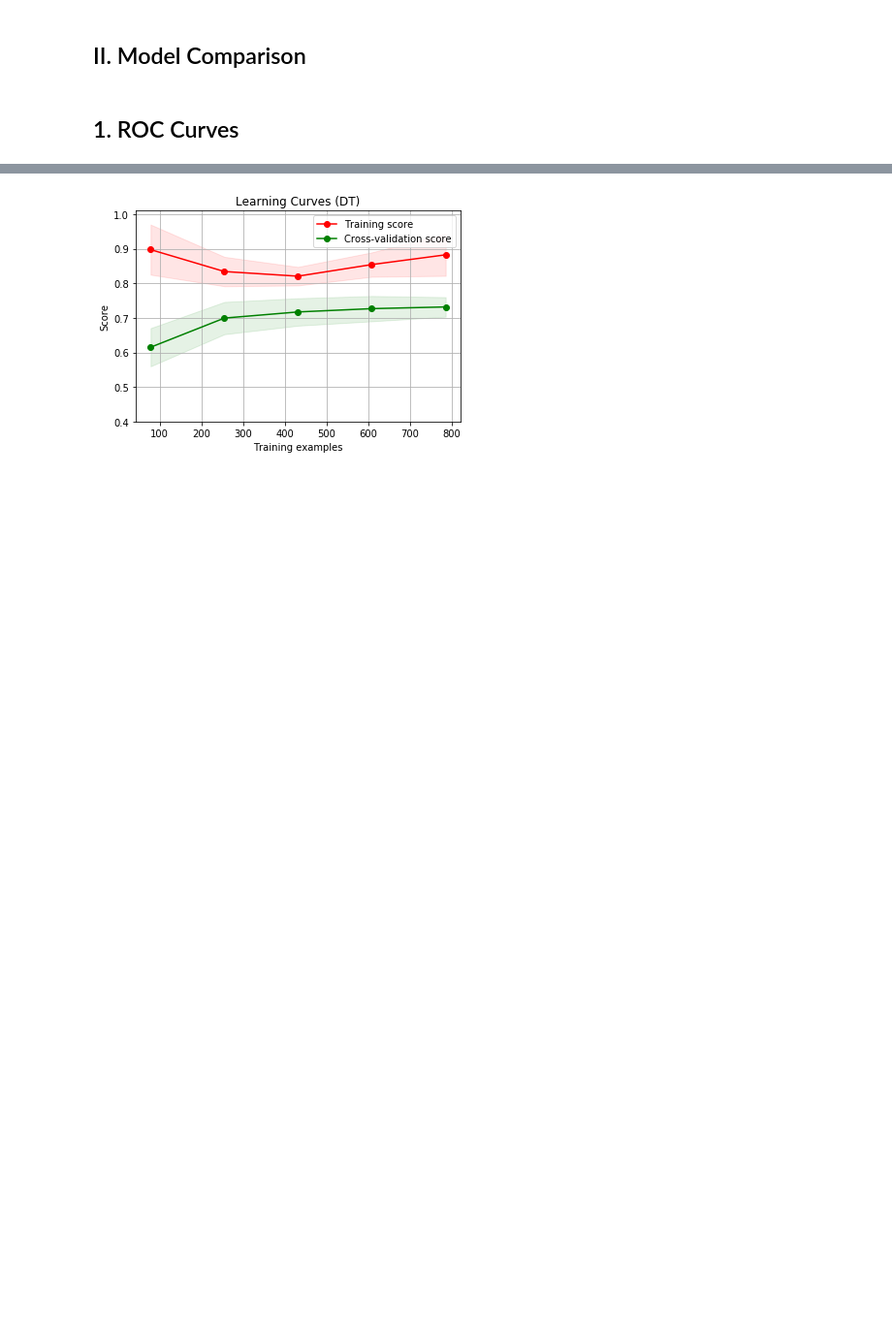
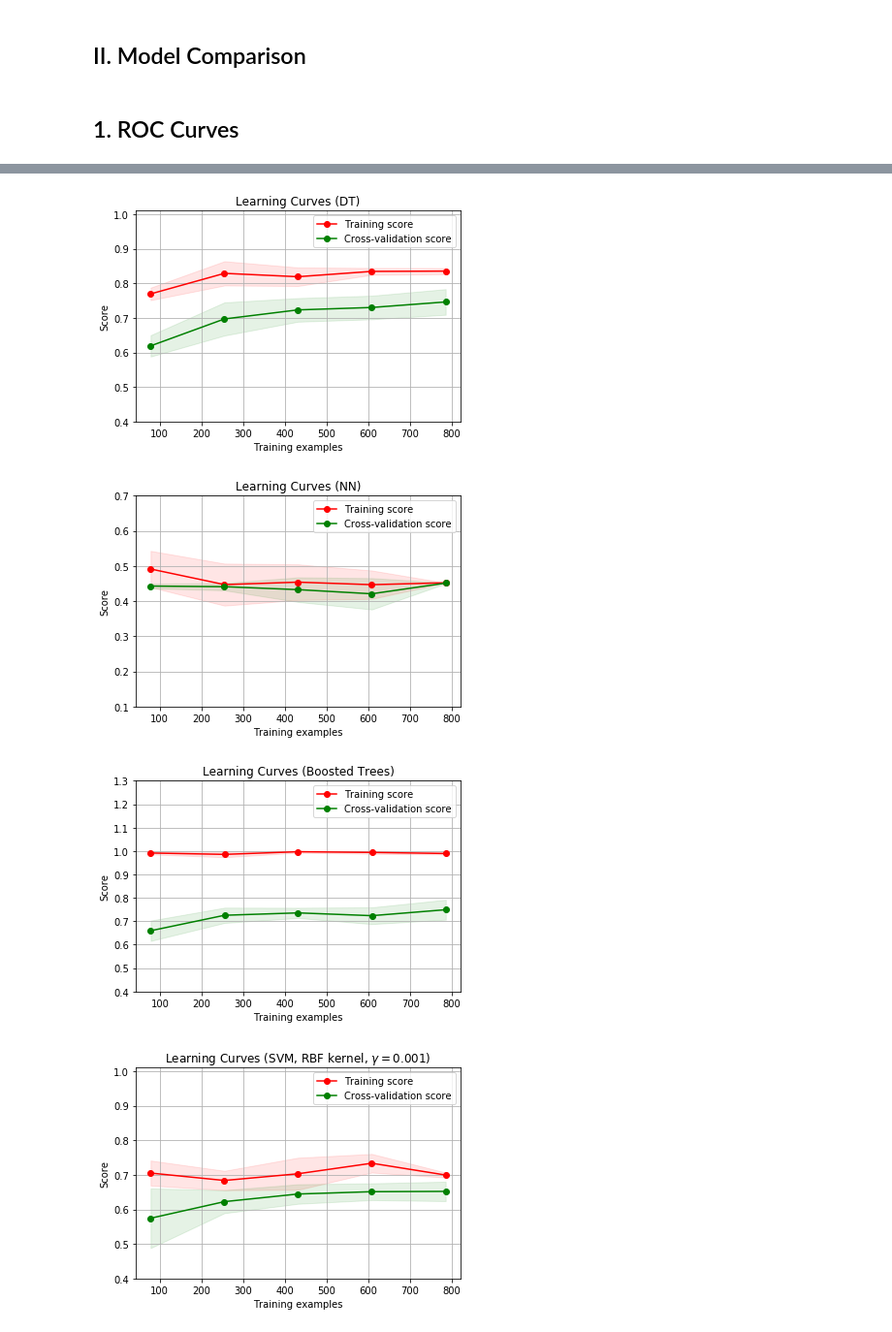
Before and after one commit to seungkwanbaek/ML4Crypto, a Jupyter notebook: ML HW1 Crypto.ipynb, the cells around one changed output, grey strips where cells are left out. Shown at 97% size. Drawn from its saved outputs; the diff is of its cells as text; code cells hidden in the pictures; blank space fills up the shorter version.

```diff
--- a/ML HW1 Crypto.ipynb
+++ b/ML HW1 Crypto.ipynb
@@ -735,30 +759,31 @@ def plot_learning_curve(estimator, title, X, y, ylim=None, cv=None,
     return plt
 # %%
 title = "Learning Curves (DT)"
-# Cross validation with 100 iterations to get smoother mean test and train
-# score curves, each time with 20% data randomly selected as a validation set.
 
 plot_learning_curve(DT, title, X, Y, ylim=(0.4, 1.01))
 ####################################################################
 
-# title = "Learning Curves (NN)"
-# plot_learning_curve(NN, title, X, Y, (0.4, 1.01))
+title = "Learning Curves (NN)"
+plot_learning_curve(NN, title, X, Y, (0.3, 0.6))
 
-# ####################################################################
+####################################################################
 
-# title = "Learning Curves (Boosted Trees)"
-# plot_learning_curve(Boost, title, X, Y, (0.4, 1.01))
+title = "Learning Curves (Boosted Trees)"
+plot_learning_curve(Boost, title, X, Y, (0.4, 1.3))
 
-# ####################################################################
+####################################################################
 
-# title = "Learning Curves (SVM, RBF kernel, $\gamma=0.001$)"
-# plot_learning_curve(SVM, title, X, Y, (0.4, 1.01))
-# ####################################################################
+title = "Learning Curves (SVM, RBF kernel, $\gamma=0.001$)"
+plot_learning_curve(SVM, title, X, Y, (0.4, 0.9))
+####################################################################
 
-# title = "Learning Curves (KNN)"
-# plot_learning_curve(KNN, title, X, Y, (0.4, 1.01))
+title = "Learning Curves (KNN)"
+plot_learning_curve(KNN, title, X, Y, (0.4, 1.3))
 ####################################################################
 
 plt.show()
 # %% [output]
-[figure, old version]
+[figure, new version]
+[figure, added]
+[figure, added]
+[figure, added]
```
Also changed, not shown: parts of 11 cells of this notebook.
